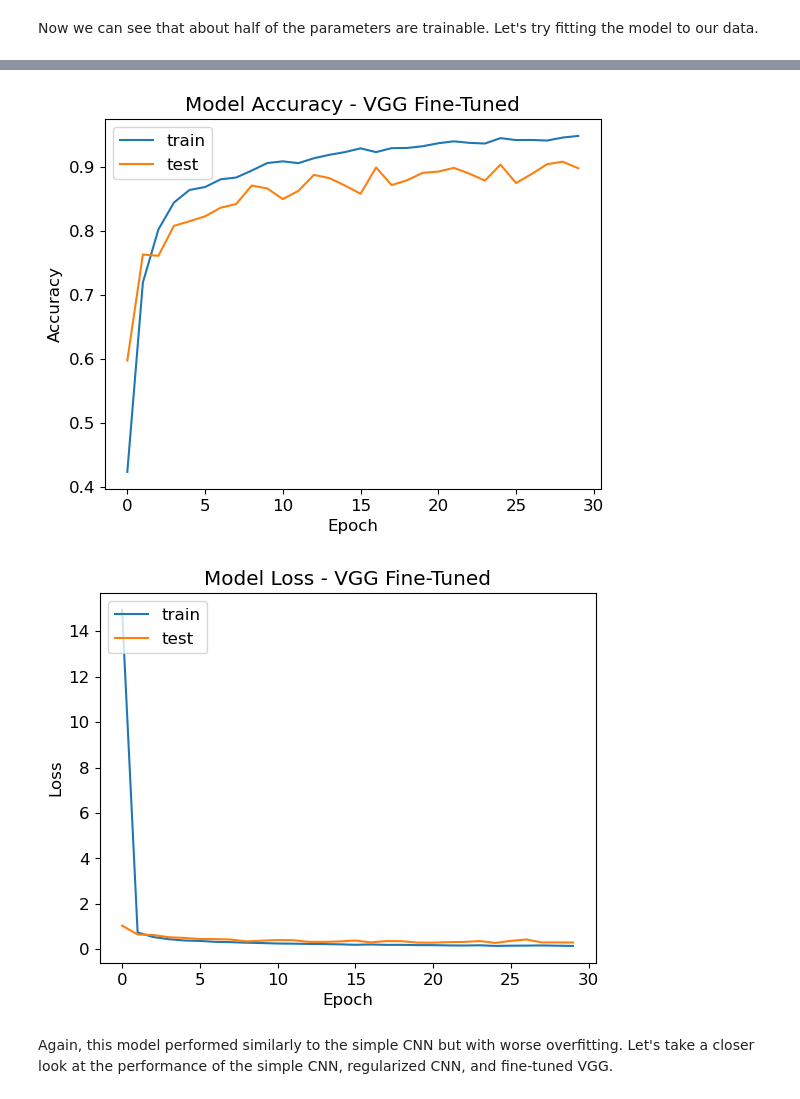
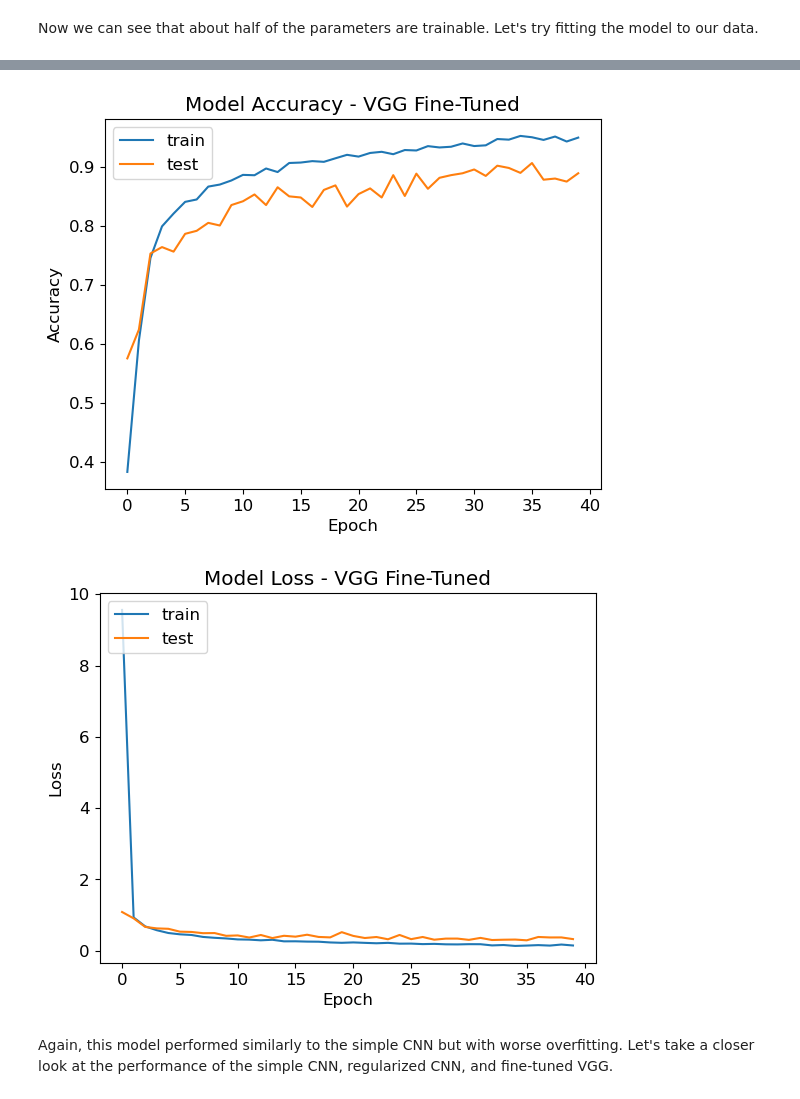
Before and after one commit to emgerber88/brain_tumor_CNN_classifier, a Jupyter notebook: Brain_Tumor_CNN_Modeling.ipynb, the cells around one changed output, grey strips where cells are left out. Saved outputs shown, nothing was run; the diff lists cells and outputs as text; code cells hidden in the pictures.

```diff
--- a/Brain_Tumor_CNN_Modeling.ipynb
+++ b/Brain_Tumor_CNN_Modeling.ipynb
@@ -322,4 +325,14 @@ Found 1557 validated image filenames belonging to 5 classes.
 # specify hyperparamters for model
 cce = keras.losses.CategoricalCrossentropy()
 opt = keras.optimizers.Adam()
-callback = EarlyStopping(monitor='loss', patience=5)
+es = EarlyStopping(monitor='loss', patience=5)
+
+# define learning rate scheduler
+def scheduler(epoch, lr):
+    lr = .001
+    if epoch < 10:
+        return lr
+    else:
+        return lr * tf.math.exp(-0.1)
+
+sched = LearningRateScheduler(scheduler)
@@ -655,22 +658,32 @@ Transfer learning is the use of a model developed for one task in a separate tas
 # %%
+# instantiate generators with augmentation and preprocessing for training data
+train_datagen_vgg = ImageDataGenerator(rescale=1./255,
+                                       preprocessing_function=keras.applications.vgg16.preprocess_input,
+                                       horizontal_flip=True,
+                                       vertical_flip=True,
+                                       brightness_range=[0.75, 1.25],
+                                       rotation_range = 15)
+test_datagen_vgg = ImageDataGenerator(rescale=1./255,
+                                      preprocessing_function=keras.applications.vgg16.preprocess_input)
+
 # generate image data for training set
-train_generator_vgg = train_datagen_aug.flow_from_dataframe(
+train_generator_vgg = train_datagen_vgg.flow_from_dataframe(
         tumor_train_df,
         x_col = 'paths',
         y_col = 'label',
         target_size=IMAGE_SIZE,
-        batch_size=batch_size,
+        batch_size=32,
         class_mode='categorical',
         seed = 1990,
         shuffle = False)
 
 # generate image data for test set
-test_generator_vgg = test_datagen_aug.flow_from_dataframe(
+test_generator_vgg = test_datagen_vgg.flow_from_dataframe(
         tumor_test_df,
         x_col = 'paths',
         y_col = 'label',
         target_size=IMAGE_SIZE,
-        batch_size=batch_size,
+        batch_size=32,
         class_mode='categorical',
         seed = 1990,
         shuffle = False)
@@ -839,9 +852,9 @@ vggmodel_finetune.add(Dense(5, activation='softmax'))
 
 # compile and fit model
 vggmodel_finetune.compile(optimizer=opt, loss=cce,  metrics=['accuracy'])
-vgg_model_finetune = vggmodel_finetune.fit(train_generator_vgg,
+finetune_vgg = vggmodel_finetune.fit(train_generator_vgg,
                        verbose = 1,
                        validation_data = test_generator_vgg,
-                       epochs=30,
-                       callbacks = [callback])
+                       epochs=50,
+                       callbacks = [es, sched])
 # %% [output]
@@ -868,23 +881,23 @@ Epoch 30/30
 # %%
 # summarize history for accuracy
-plt.plot(vgg_model_finetune.history['accuracy'])
-plt.plot(vgg_model_finetune.history['val_accuracy'])
+plt.plot(finetune_vgg.history['accuracy'])
+plt.plot(finetune_vgg.history['val_accuracy'])
 plt.title('Model Accuracy - VGG Fine-Tuned')
 plt.ylabel('Accuracy')
 plt.xlabel('Epoch')
 plt.legend(['train', 'test'], loc='upper left')
 plt.show()
 # summarize history for loss
-plt.plot(vgg_model_finetune.history['loss'])
-plt.plot(vgg_model_finetune.history['val_loss'])
+plt.plot(finetune_vgg.history['loss'])
+plt.plot(finetune_vgg.history['val_loss'])
 plt.title('Model Loss - VGG Fine-Tuned')
 plt.ylabel('Loss')
 plt.xlabel('Epoch')
 plt.legend(['train', 'test'], loc='upper left')
 plt.show()
 # %% [output]
-[figure, old version]
+[figure, new version]
-[figure, old version]
+[figure, new version]
 # %% [markdown]
 Again, this model performed similarly to the simple CNN but with worse overfitting. Let's take a closer look at the performance of the simple CNN, regularized CNN, and fine-tuned VGG.
 # %% [markdown]
```
Also changed, not shown: parts of 44 cells of this notebook.
